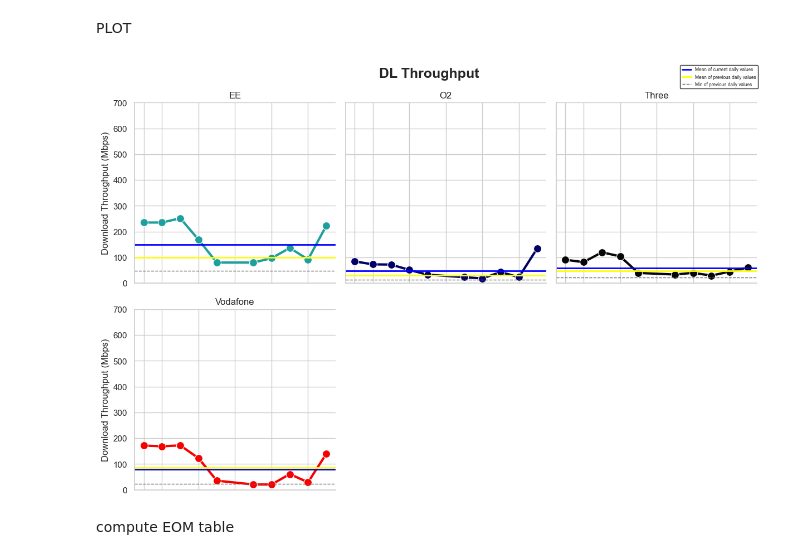
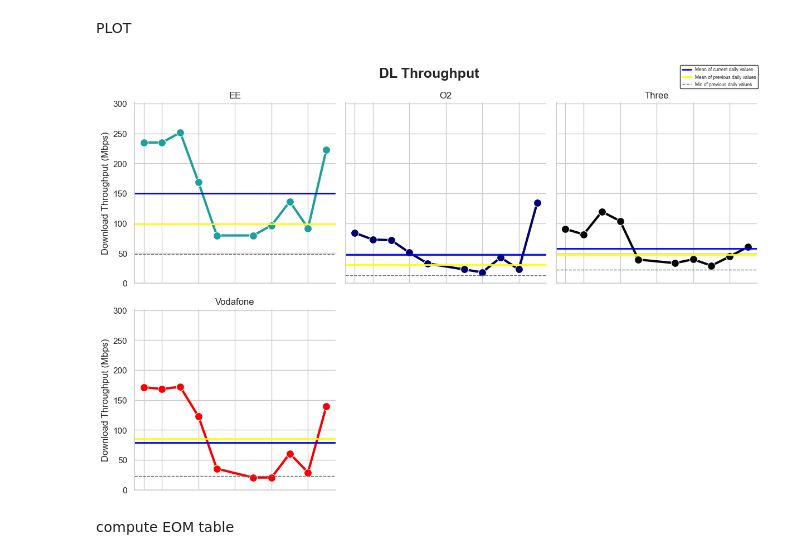
Before and after one commit to ookla-jennymassari/dq_reporting_test.py, a Jupyter notebook: dq_reporting_notebook.ipynb, the cells around one changed output. Drawn from its saved outputs; the diff is of its cells as text; code cells hidden in the pictures.

Commit message:
Set y-axis upper limit dynamically using data max instead of fixed value.

```diff
--- a/dq_reporting_notebook.ipynb
+++ b/dq_reporting_notebook.ipynb
@@ -1710,38 +1718,40 @@ g = sns.FacetGrid(
 
 g.map_dataframe(plot_with_dl_tput)
 
+max_value = dl_tput_curr['median_dl_tput_curr'].max()
+
 g.set_titles(col_template="{col_name}")
 g.set_axis_labels("", "Download Throughput (Mbps)")
-g.set(ylim=(0, 700))
+g.set(ylim=(0, max_value + 50))
 
 # Adjust the x-axis tick labels (dates)
 for ax in g.axes.flat:
     ax.tick_params(axis='x', labelsize=8)
     ax.set_xticklabels(ax.get_xticklabels(), rotation=45, ha="right")
 
 plt.subplots_adjust(top=0.9)
 g.fig.suptitle("DL Throughput", fontsize=18, fontweight="bold")
 
 
 # Create custom legend handles
 mean_curr_line = mlines.Line2D([], [], color='blue', linewidth=2, label='Mean of current daily values')
 mean_comp_line = mlines.Line2D([], [], color='yellow', linewidth=2, label='Mean of previous daily values')
 min_comp_line = mlines.Line2D([], [], color='#686868', linewidth=1, linestyle='dashed', label='Min of previous daily values')
 
 # Add to the figure legend (not individual subplots)
 g.add_legend()
 g.fig.legend(
     handles=[mean_curr_line, mean_comp_line, min_comp_line],
     loc='upper right',
     bbox_to_anchor=(0.99, 0.99),
     fontsize=6,
     frameon=True,
     edgecolor='black'
 )
 plt.tight_layout()
 plt.show()
 # %% [output]
-[figure, old version]
+[figure, new version]
 # %% [markdown]
 compute EOM table
 # %%
```
Also changed, not shown: parts of 7 cells of this notebook.
